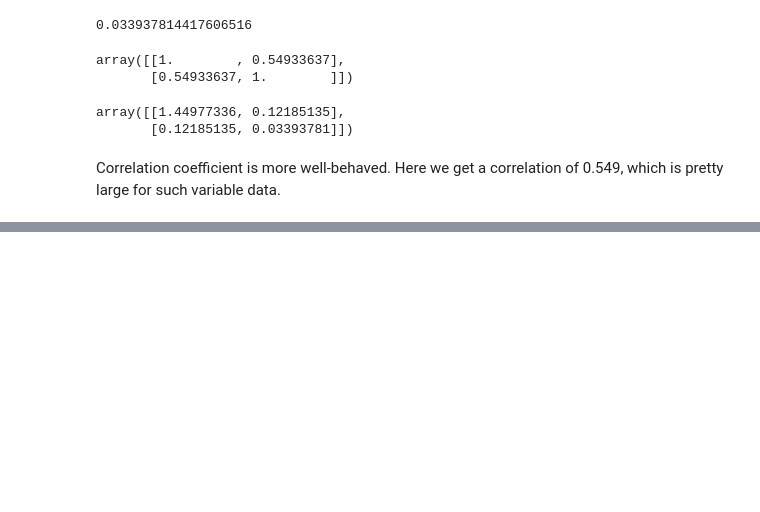
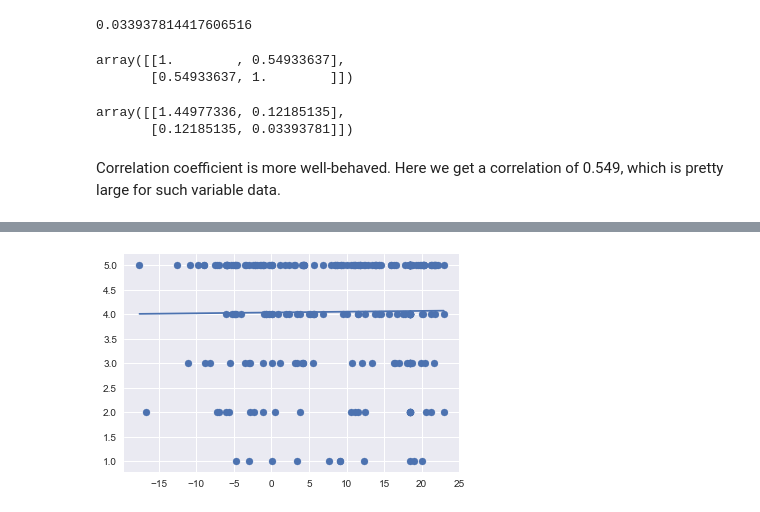
Before and after one commit to JunanQu/YELP-, a Jupyter notebook: 2950_final-2.ipynb, the cells around one changed output, grey strips where cells are left out. Saved outputs shown, nothing was run; the diff lists cells and outputs as text; code cells hidden in the pictures; blank space fills up the shorter version.

```diff
--- a/2950_final-2.ipynb
+++ b/2950_final-2.ipynb
@@ -285,0 +369,18 @@ Correlation coefficient is more well-behaved. Here we get a correlation of 0.549
+# %%
+def get_linear_model(x, y):
+    x_mean = x.mean()
+    y_mean = y.mean()
+    sum_x_squared = np.sum((x - x_mean)**2)
+    sum_y_squared = np.sum((y - y_mean)**2)
+    sum_x_y = np.sum((x - x_mean) * (y - y_mean))
+
+    slope = sum_x_y / sum_x_squared
+    intercept = y_mean - x_mean * slope
+
+    predictions = x * slope + intercept
+    sum_squared_error = np.sum((y - predictions)**2)
+    standard_error = np.sqrt(sum_squared_error / ((len(x) - 2) * sum_x_squared))
+
+    return { "slope": slope, "intercept": intercept, "standard_error": standard_error }
+def predict(x, model):
+    return x * model["slope"] + model["intercept"]
@@ -285,0 +397,6 @@ Correlation coefficient is more well-behaved. Here we get a correlation of 0.549
+# %%
+plt.scatter(temp, yelp_raings)
+plt.plot( x_extent, predict(x_extent, model) )
+plt.show()
+# %% [output]
+[figure, added]
```
Also changed, not shown: parts of 38 cells of this notebook, 1 other file.
